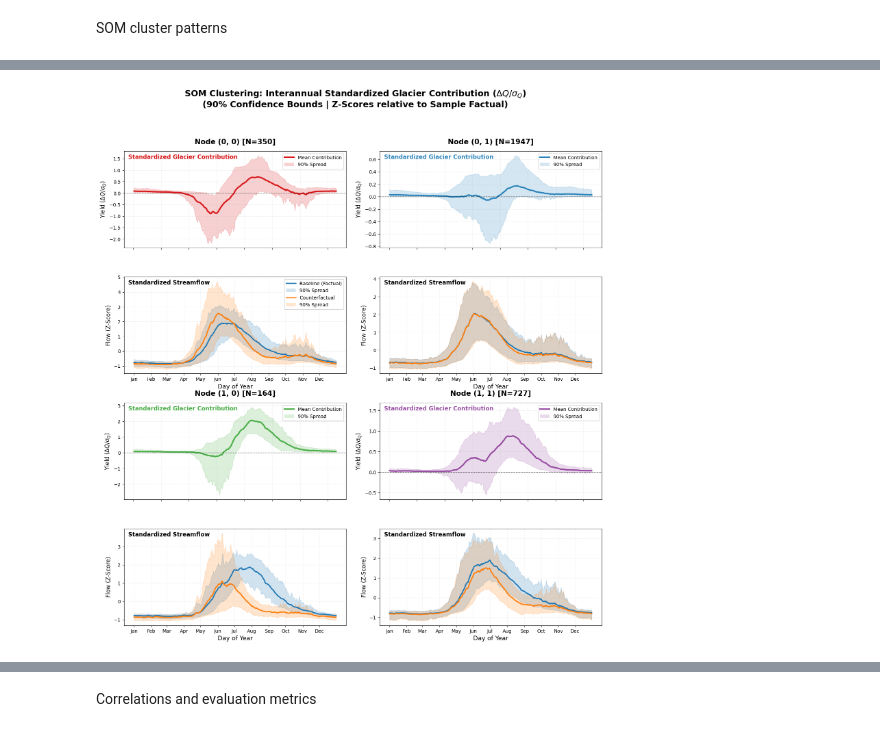
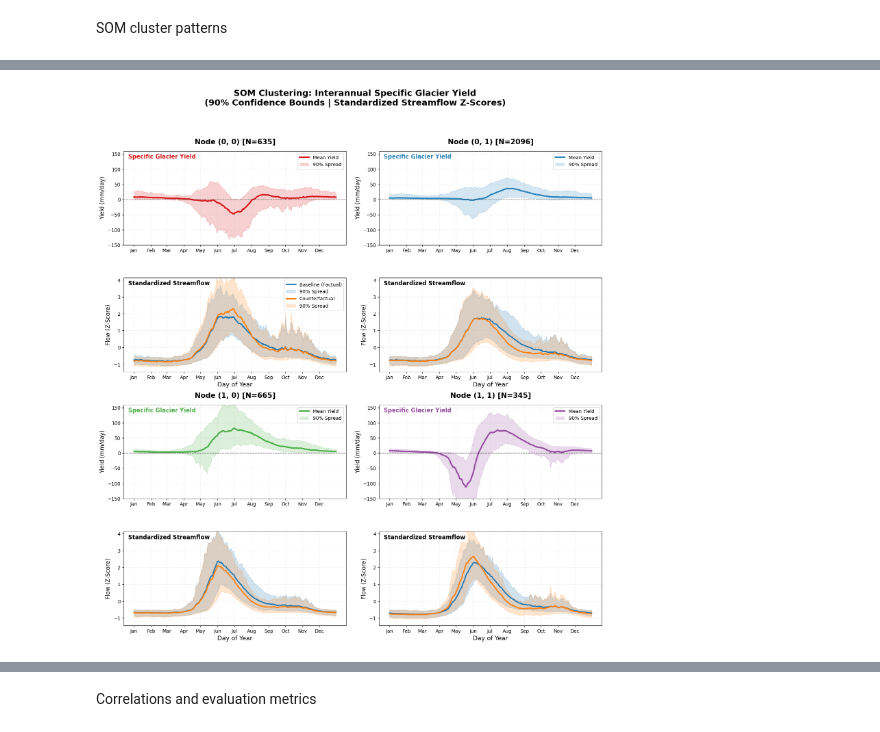
Before and after one commit to TWilson05/EA-LSTM-Streamflow, a Jupyter notebook: notebooks/chapter_1_figures.ipynb, the cells around one changed output, grey strips where cells are left out. Cells and saved outputs as stored; diff of their text form; code cells hidden in the pictures.

Commit message:
SOM plots and scatters done

```diff
--- a/notebooks/chapter_1_figures.ipynb
+++ b/notebooks/chapter_1_figures.ipynb
@@ -632,27 +762,24 @@ CLUSTER_CLIMATOLOGY = False
 # =========================================================
 # 2. Establish Target Variables from Environment
 # =========================================================
-print("Extracting data and computing raw differences...")
+print("Extracting data and setting up specific yield...")
 
 test_dates = df_pred.index
 years = np.unique(test_dates.year)
-
-# Calculate raw glacier contribution (Delta Q)
-dq_raw = df_pred[glaciated_stations] - df_cf_pred[glaciated_stations]
 
 # =========================================================
 # 3. Build Datasets (Applying the Climatology Toggle)
 # =========================================================
 print(f"Building datasets (Climatology Mode: {CLUSTER_CLIMATOLOGY})...")
 
-X_raw = [] # Raw Glacier Contribution (mm/day)
+X_raw = [] # Specific Glacier Yield (mm/day)
 P_raw = [] # Baseline Basin Streamflow (df_pred)
 N_raw = [] # Counterfactual Basin Streamflow (df_cf_pred)
 metadata = []
 
 if CLUSTER_CLIMATOLOGY:
-    # Remove leap days to ensure clean 365-day averaging across 43 years
-    dq_no_leap = dq_raw[dq_raw.index.dayofyear != 366]
+    # Remove leap days to ensure clean 365-day averaging
+    dq_no_leap = dq_pred_mm_glacier[dq_pred_mm_glacier.index.dayofyear != 366]
     p_no_leap = df_pred[glaciated_stations][df_pred.index.dayofyear != 366]
     n_no_leap = df_cf_pred[glaciated_stations][df_cf_pred.index.dayofyear != 366]
 
@@ -674,11 +801,10 @@ if CLUSTER_CLIMATOLOGY:
             metadata.append({'Station': stat, 'Type': 'Climatological Mean'})
 
 else:
-    # Original behavior: Iterate through every year individually
     for year in years:
         mask = test_dates.year == year
 
-        dq_year = dq_raw[mask]
+        dq_year = dq_pred_mm_glacier[mask]
         p_year = df_pred[glaciated_stations][mask]
         n_year = df_cf_pred[glaciated_stations][mask]
 
@@ -704,18 +830,18 @@ X = np.array(X_raw)
 P = np.array(P_raw)
 N = np.array(N_raw)
 
-# --- PER-SAMPLE STANDARDIZATION ---
-# 1. Calculate Mean and STD strictly from the Baseline Factual Predictions
+# --- STANDARDIZATION ---
+# 1. Per-Sample Standardization for the Streamflow plots (Z-Scores)
 P_mean = np.mean(P, axis=1, keepdims=True)
 P_std = np.std(P, axis=1, keepdims=True)
-P_std[P_std == 0] = 1e-6 # Prevent division by zero
+P_std[P_std == 0] = 1e-6
 
-# 2. Standardize both Factual and Counterfactual streams using Factual statistics
 P_scaled = (P - P_mean) / P_std
 N_scaled = (N - P_mean) / P_std
 
-# 3. Calculate the Standardized Difference (Mathematically equal to: Delta Q / P_std)
-X_scaled_diff = P_scaled - N_scaled
+# 2. Global Standardization for the SOM input (Preserves magnitude differences while aiding convergence)
+# X_train = (X - np.mean(X)) / np.std(X)
+X_train = X
 
 # =========================================================
 # 4. SOM Clustering
@@ -723,18 +849,24 @@ X_scaled_diff = P_scaled - N_scaled
 grid_x, grid_y = 2, 2
 k = grid_x * grid_y
 
-print(f"Running SOM clustering ({grid_x}x{grid_y} grid) on N={len(X_scaled_diff)} samples...")
+print(f"Running SOM clustering ({grid_x}x{grid_y} grid) on N={len(X_train)} samples...")
 
-# Train SOM directly on the standardized difference
-som = MiniSom(x=grid_x, y=grid_y, input_len=X_scaled_diff.shape[1], sigma=1.0, learning_rate=0.5, random_seed=42)
-som.pca_weights_init(X_scaled_diff)
-som.train_random(X_scaled_diff, num_iteration=2000)
+som = MiniSom(x=grid_x, y=grid_y, input_len=X_train.shape[1], sigma=0.5, learning_rate=0.2, random_seed=42)
+som.pca_weights_init(X_train)
+som.train_random(X_train, num_iteration=5000)
 
-winner_coords = np.array([som.winner(x) for x in X_scaled_diff])
+winner_coords = np.array([som.winner(x) for x in X_train])
 labels = winner_coords[:, 0] * grid_y + winner_coords[:, 1]
 
 # =========================================================
-# 5. Plotting (Mapped Topological 2x2 Layout)
+# 5. Save Clusters to Dataframe
+# =========================================================
+df_som_clusters = pd.DataFrame(metadata)
+df_som_clusters['Cluster'] = labels
+print("Cluster assignments successfully saved to 'df_som_clusters' in memory.")
+
+# =========================================================
+# 6. Plotting (Mapped Topological 2x2 Layout)
 # =========================================================
 print("Generating topological cluster plots...")
 
@@ -748,9 +880,20 @@ cluster_colors = {
 fig, axes = plt.subplots(4, 2, figsize=(18, 18))
 
 title_prefix = "Climatological" if CLUSTER_CLIMATOLOGY else "Interannual"
-fig.suptitle(f"SOM Clustering: {title_prefix} Standardized Glacier Contribution ($\Delta Q / \sigma_Q$)\n(90% Confidence Bounds | Z-Scores relative to Sample Factual)", fontsize=18, fontweight='bold', y=0.98)
+fig.suptitle(f"SOM Clustering: {title_prefix} Specific Glacier Yield\n(90% Confidence Bounds | Standardized Streamflow Z-Scores)", fontsize=18, fontweight='bold', y=0.98)
 
 x_days = np.arange(1, 366)
+month_ticks = [1, 32, 60, 91, 121, 152, 182, 213, 244, 274, 305, 335]
+month_labels = ['Jan', 'Feb', 'Mar', 'Apr', 'May', 'Jun', 'Jul', 'Aug', 'Sep', 'Oct', 'Nov', 'Dec']
+
+# Pre-calculate global axis limits based on percentiles to align scales properly
+# yield_ymin = np.percentile(X, 1)*2
+# yield_ymax = np.percentile(X, 99)*2
+yield_ymin = -150
+yield_ymax = 160
+
+str_ymin = min(np.percentile(P_scaled, 5), np.percentile(N_scaled, 5)) - 0.5
+str_ymax = max(np.percentile(P_scaled, 95), np.percentile(N_scaled, 95)) + 2
 
 for i in range(k):
     qx = i // grid_y
@@ -763,8 +906,8 @@ for i in range(k):
     ax_diff = axes[row_yield, col]
     ax_abs  = axes[row_str, col]
 
-    # Extract grouped data
-    diff_data = X_scaled_diff[labels == i]  # Delta Q / P_std
+    # Extract grouped data (Plotting Physical X, not X_train)
+    diff_data = X[labels == i]              # Specific Yield (mm/day)
     p_data    = P_scaled[labels == i]       # Sample-standardized Factual
     n_data    = N_scaled[labels == i]       # Sample-standardized Counterfactual
     n_samples = len(diff_data)
@@ -776,23 +919,27 @@ for i in range(k):
         ax_abs.axis('off')
         continue
 
-    # --- TOP PLOT: Standardized Glacier Contribution (Delta Q / Std) ---
+    # --- TOP PLOT: Specific Glacier Yield (mm/day) ---
     diff_mean = np.mean(diff_data, axis=0)
     diff_lower, diff_upper = np.percentile(diff_data, [5, 95], axis=0)
 
     ax_diff.fill_between(x_days, diff_lower, diff_upper, color=c_color, alpha=0.2)
-    ax_diff.plot(x_days, diff_mean, color=c_color, linewidth=3, label='Mean Std. Contribution')
+    ax_diff.plot(x_days, diff_mean, color=c_color, linewidth=3, label='Mean Yield')
     ax_diff.axhline(0, color='black', linewidth=1, linestyle='--', alpha=0.6)
 
     ax_diff.set_title(f"Node ({qx}, {qy}) [N={n_samples}]", fontsize=15, fontweight='bold', pad=15)
-    ax_diff.text(0.02, 0.92, "Standardized Glacier Contribution", transform=ax_diff.transAxes, fontsize=12, fontweight='bold', color=c_color, bbox=dict(facecolor='white', alpha=0.8, edgecolor='none'))
+    ax_diff.text(0.02, 0.92, "Specific Glacier Yield", transform=ax_diff.transAxes, fontsize=12, fontweight='bold', color=c_color, bbox=dict(facecolor='white', alpha=0.8, edgecolor='none'))
+
+    # Apply unified Y-axis limits and X-axis ticks
+    ax_diff.set_ylim(yield_ymin, yield_ymax)
+    ax_diff.set_xticks(month_ticks)
+    ax_diff.set_xticklabels(month_labels)
 
     ax_diff.grid(True, linestyle=':', alpha=0.4)
-    ax_diff.set_ylabel("Yield ($\Delta Q / \sigma_Q$)", fontsize=12)
-    ax_diff.set_xticklabels([])
+    ax_diff.set_ylabel("Yield (mm/day)", fontsize=12)
 
     custom_diff = [Line2D([0], [0], color=c_color, lw=3), Patch(facecolor=c_color, alpha=0.2)]
-    ax_diff.legend(custom_diff, ['Mean Contribution', '90% Spread'], loc='upper right', framealpha=0.9)
+    ax_diff.legend(custom_diff, ['Mean Yield', '90% Spread'], loc='upper right', framealpha=0.9)
 
     # --- BOTTOM PLOT: Standardized Streamflow ---
     p_mean = np.mean(p_data, axis=0)
@@ -809,11 +956,13 @@ for i in range(k):
 
     ax_abs.text(0.02, 0.92, "Standardized Streamflow", transform=ax_abs.transAxes, fontsize=12, fontweight='bold', color='black', bbox=dict(facecolor='white', alpha=0.8, edgecolor='none'))
 
+    # Apply unified Y-axis limits
+    ax_abs.set_ylim(str_ymin, str_ymax)
+    ax_abs.set_xticks(month_ticks)
+    ax_abs.set_xticklabels(month_labels)
+
     ax_abs.grid(True, linestyle=':', alpha=0.4)
     ax_abs.set_ylabel("Flow (Z-Score)", fontsize=12)
-
-    ax_abs.set_xticks([1, 32, 60, 91, 121, 152, 182, 213, 244, 274, 305, 335])
-    ax_abs.set_xticklabels(['Jan', 'Feb', 'Mar', 'Apr', 'May', 'Jun', 'Jul', 'Aug', 'Sep', 'Oct', 'Nov', 'Dec'])
     ax_abs.set_xlabel("Day of Year", fontsize=13)
 
     if i == 0:
@@ -823,6 +972,6 @@ for i in range(k):
         ]
         ax_abs.legend(custom_abs, ['Baseline (Factual)', '90% Spread', 'Counterfactual', '90% Spread'], loc='upper right', framealpha=0.9)
 
-plt.subplots_adjust(hspace=0.3, wspace=0.15)
+plt.subplots_adjust(hspace=0.35, wspace=0.15)
 plt.show()
 # %% [output]
@@ -832,2 +982,2 @@ Running SOM clustering (2x2 grid) on N=3188 samples...
 Generating topological cluster plots...
-[figure, old version]
+[figure, new version]
```
Also changed, not shown: parts of 8 cells of this notebook.
